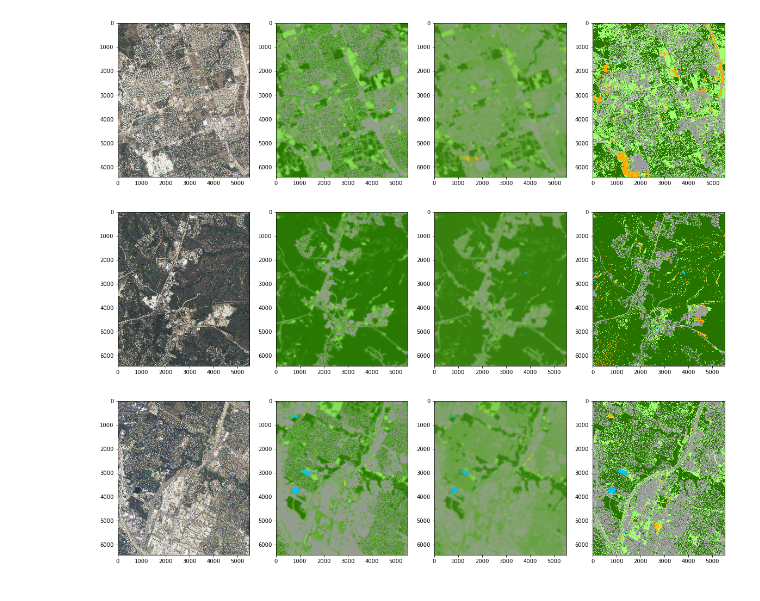
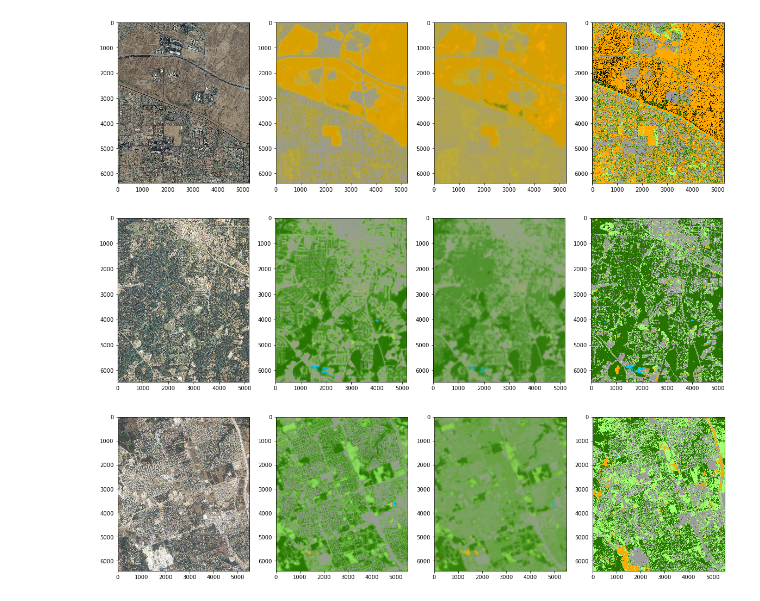
Before and after one commit to estherrolf/implicit-posterior, a Jupyter notebook: evaluation/visualize_output/visualize_learned_priors_ea.ipynb, the cells around one changed output. Drawn from its saved outputs; the diff is of its cells as text; code cells hidden in the pictures.

Commit message:
adding notebooks to visualize EA output

```diff
--- a/evaluation/visualize_output/visualize_learned_priors_ea.ipynb
+++ b/evaluation/visualize_output/visualize_learned_priors_ea.ipynb
@@ -32,37 +33,39 @@ def reindex_ea(array_in, classes_keep):
 colors = [lc.lc_colors['enviroatlas'][c] for c in classes_keep]
 # %%
 states = [
-   # 'phoenix_az-2010_1m',
-  #  'durham_nc-2012_1m',
-    'austin_tx-2012_1m',
-   # 'pittsburgh_pa-2010_1m'
+   'phoenix_az-2010_1m',
+   'durham_nc-2012_1m',
+   'austin_tx-2012_1m',
+   'pittsburgh_pa-2010_1m'
 ]
 
+data_dir_ea = '/datadrive/esther/torchgeo_data/enviroatlas_lotp'
+
 for state in states:
-    tile_ids = np.unique([x[:10] for x in os.listdir(f'/home/esther/torchgeo_data/enviroatlas/{state}-test_tiles-debuffered/')])
+    tile_ids = np.unique([x[:10] for x in os.listdir(f'{data_dir_ea}/{state}-test_tiles-debuffered/')])
 
-    for tile_id in tile_ids[:3]:
-        image_fn = f'/home/esther/torchgeo_data/enviroatlas/{state}-test_tiles-debuffered/{tile_id}_a_naip.tif'
-        learned_prior_fn = f'/home/esther/torchgeo_data/enviroatlas/{state}-test_tiles-debuffered/{tile_id}_prior_learned_101_31.tif'
-        prior_fn  = f'/home/esther/torchgeo_data/enviroatlas/{state}-test_tiles-debuffered/{tile_id}_prior_from_cooccurrences_101_31_no_osm_no_buildings.tif'
-        label_fn = f'/home/esther/torchgeo_data/enviroatlas/{state}-test_tiles-debuffered/{tile_id}_h_highres_labels.tif'
+    for tile_id in tile_ids[:1]:
+        image_fn = f'{data_dir_ea}/{state}-test_tiles-debuffered/{tile_id}_a_naip.tif'
+        learned_prior_fn = f'{data_dir_ea}/{state}-test_tiles-debuffered/{tile_id}_prior_learned_101_31.tif'
+        prior_fn  = f'{data_dir_ea}/{state}-test_tiles-debuffered/{tile_id}_prior_from_cooccurrences_101_31_no_osm_no_buildings.tif'
+        label_fn = f'{data_dir_ea}/{state}-test_tiles-debuffered/{tile_id}_h_highres_labels.tif'
 
         learned_prior = rasterio.open(learned_prior_fn).read()
         handmade_prior = rasterio.open(prior_fn).read()
         img = rasterio.open(image_fn).read()
         h = lc.map_raw_lc_to_idx['enviroatlas'][rasterio.open(label_fn).read()[0]]
 
         h_copy = h.copy()
         for i, cls in enumerate(classes_keep):
             h_copy[h == cls] = i
 
         fig, ax = plt.subplots(1,4, figsize=(20,8))
         ax[0].imshow(img[:3].T.swapaxes(0,1),interpolation='none')
         ax[1].imshow(lc.vis_lc_from_colors(learned_prior, colors).T.swapaxes(0,1),interpolation='none')
         ax[2].imshow(lc.vis_lc_from_colors(handmade_prior, colors).T.swapaxes(0,1),interpolation='none')
         ax[3].imshow(lc.vis_lc_from_colors(h_copy, colors).T.swapaxes(0,1),interpolation='none')
         plt.show()
 # %% [output]
-[figure, old version]
+[figure, new version]
-[figure, old version]
+[figure, new version]
-[figure, old version]
+[figure, new version]
```
Also changed, not shown: parts of 1 cell of this notebook, 1 other file.
